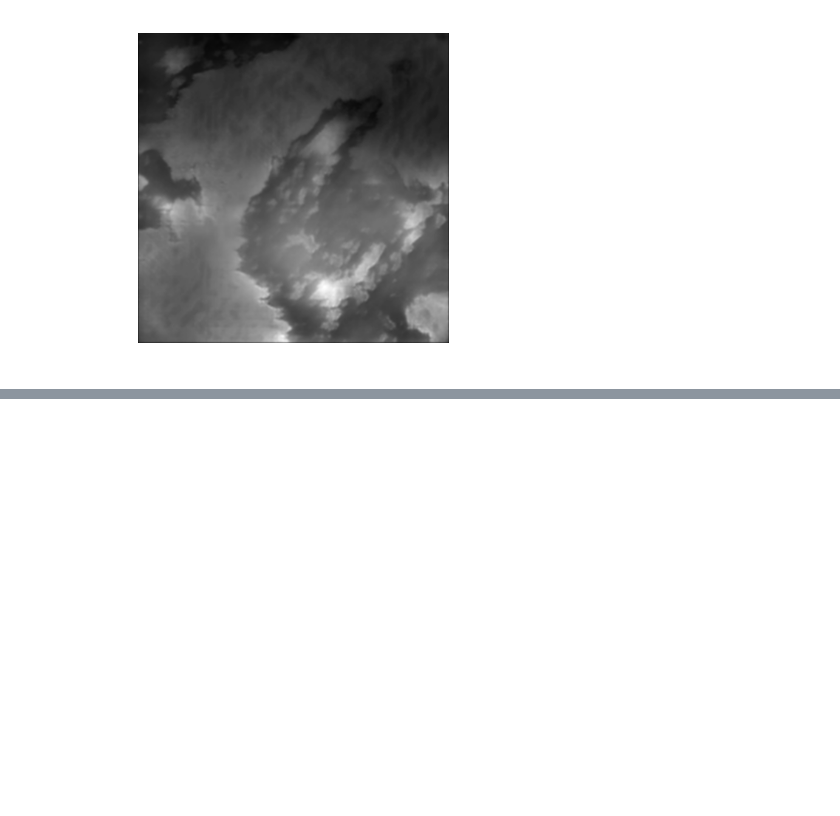
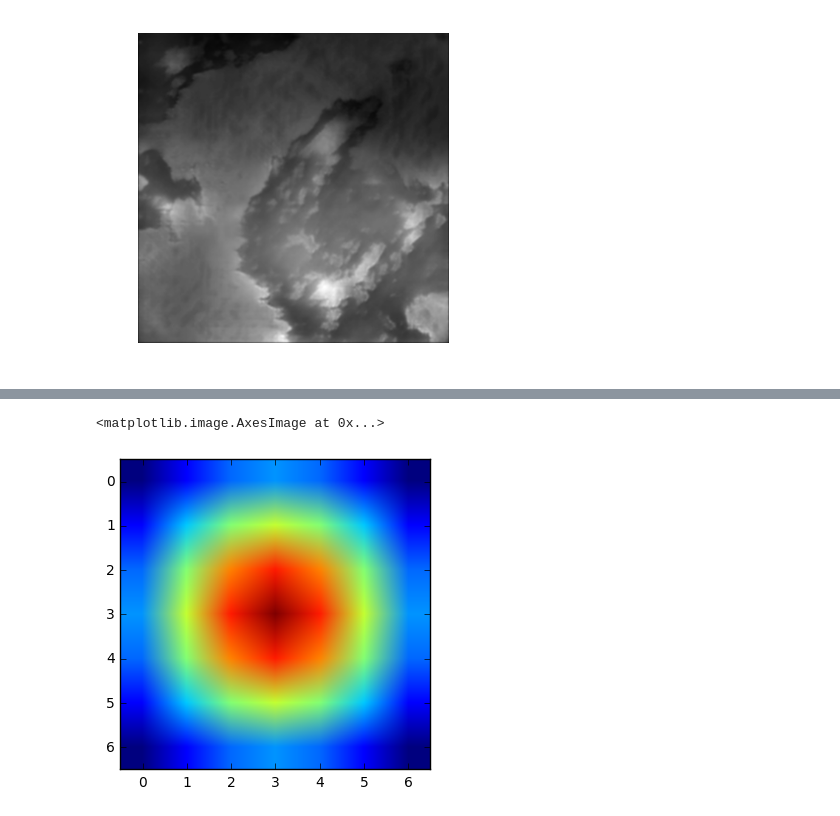
Before and after one commit to christopher-beckham/gan-heightmaps, a Jupyter notebook: lasagne/notebooks/gaussian_blur.ipynb, the cells around one changed output, grey strips where cells are left out. Saved outputs shown, nothing was run; the diff lists cells and outputs as text; code cells hidden in the pictures; blank space fills up the shorter version.

```diff
--- a/lasagne/notebooks/gaussian_blur.ipynb
+++ b/lasagne/notebooks/gaussian_blur.ipynb
@@ -58,0 +79,5 @@ plt.axis('off')
+# %%
+plt.imshow(gkern(l_conv.W.get_value().shape[-1],2))
+# %% [output]
+<matplotlib.image.AxesImage at 0x...>
+[figure, added]
```
Also changed, not shown: parts of 19 cells of this notebook, 27 other files.
